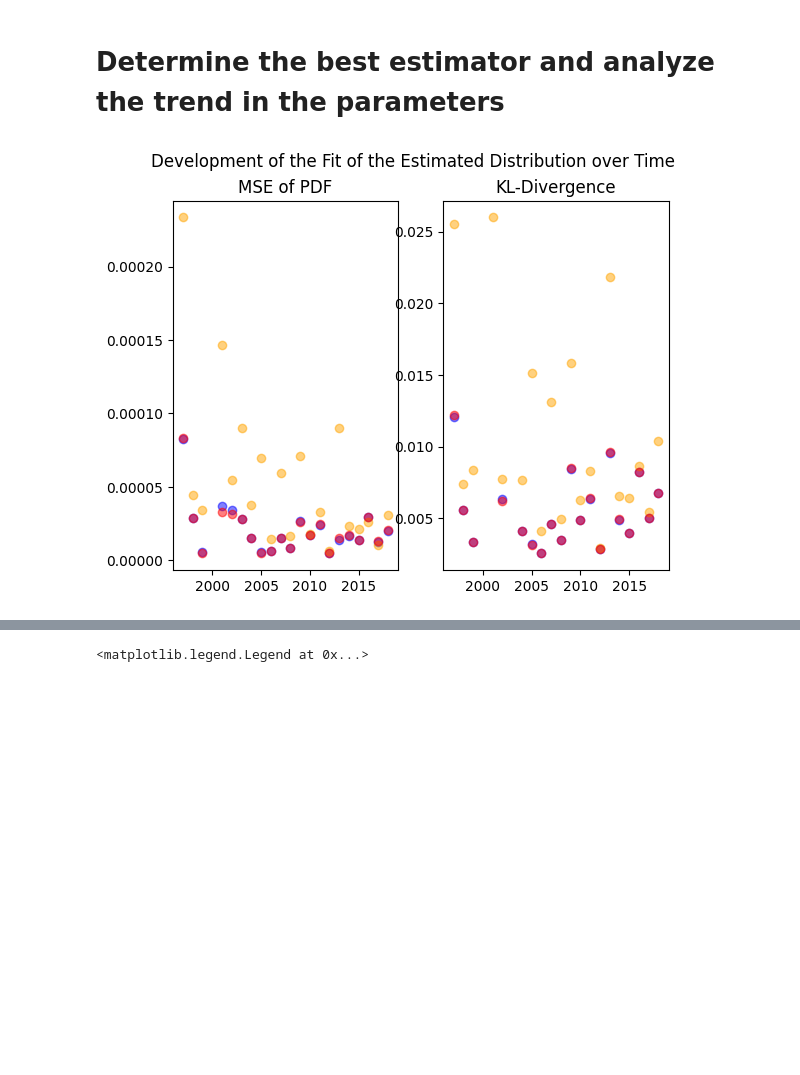
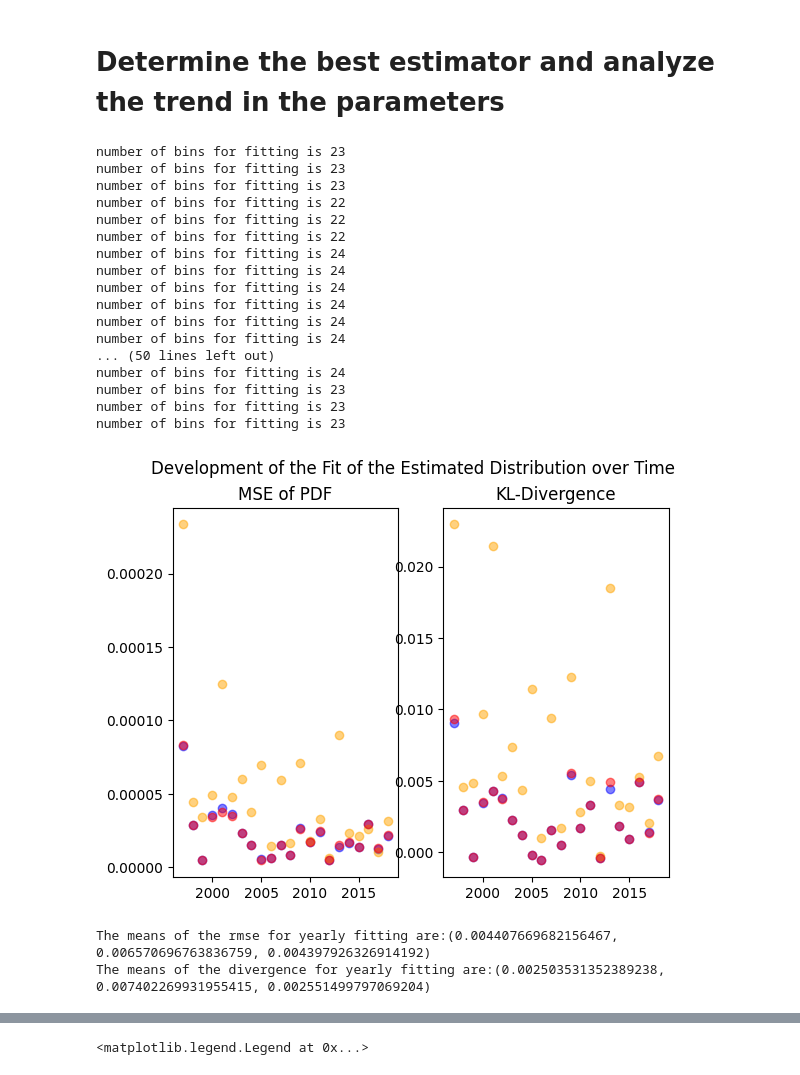
Before and after one commit to dvdvgt/wind-speed-analysis, a Jupyter notebook: notes/master-notebook.ipynb, the cells around one changed output, grey strips where cells are left out. Drawn from its saved outputs; the diff is of its cells as text; code cells hidden in the pictures; blank space fills up the shorter version.

```diff
--- a/notes/master-notebook.ipynb
+++ b/notes/master-notebook.ipynb
@@ -274,33 +277,81 @@ Text(0, 0.5, '$\\mathrm{p}(\\mathrm{v} \\mid \\hat{\\lambda}, \\hat{\\beta})$')
 # %%
 # how does the goodness of fit develop over time (yearly)?
 
 figure, axis = plt.subplots(1, 2)
 
+yearly_df['mle_RMSE']=0.0
+yearly_df['graphical_RMSE']=0.0
+yearly_df['epf_RMSE']=0.0
+
+yearly_df['mle_divergence']=0.0
+yearly_df['graphical_divergence']=0.0
+yearly_df['epf_divergence']=0.0
+
 for y in range(1997, 2019):
-    if y==2000:
-        continue
+    #if y==2000:
+    #    continue
     mle_weibull=Weibull.estimate(wind_df[(wind_df['MESS_DATUM'].dt.year == y)]["FF_10_wind"])
     graphical_weibull=Weibull.graphical_estimate(wind_df[(wind_df['MESS_DATUM'].dt.year == y)]["FF_10_wind"])
     epf_weibull=Weibull.epf_estimate(wind_df[(wind_df['MESS_DATUM'].dt.year == y)]["FF_10_wind"])
 
-    fit1= mle_weibull.fit(df[(df['MESS_DATUM'].dt.year == y)]["FF_10_wind"])
-    fit2=graphical_weibull.fit(df[(df['MESS_DATUM'].dt.year == y)]["FF_10_wind"])
-    fit3=epf_weibull.fit(df[(df['MESS_DATUM'].dt.year == y)]["FF_10_wind"])
+    fit1= mle_weibull.fit(wind_df[(wind_df['MESS_DATUM'].dt.year == y)]["FF_10_wind"])
+    fit2=graphical_weibull.fit(wind_df[(wind_df['MESS_DATUM'].dt.year == y)]["FF_10_wind"])
+    fit3=epf_weibull.fit(wind_df[(wind_df['MESS_DATUM'].dt.year == y)]["FF_10_wind"])
+
+    yearly_df.loc[ y, 'mle_RMSE']=np.sqrt(fit1[0])
+    yearly_df.loc[y, 'graphical_RMSE']=np.sqrt(fit2[0])
+    yearly_df.loc[y,'epf_RMSE']=np.sqrt(fit3[0])
+
+    yearly_df.loc[y,'mle_divergence']=fit1[4]
+    yearly_df.loc[y,'graphical_divergence']=fit2[4]
+    yearly_df.loc[y, 'epf_divergence']=fit3[4]
 
     axis[0].scatter(y,fit1[0], color='blue', alpha=0.5 , label='MLM')
     axis[0].scatter(y, fit2[0], color='orange', alpha=0.5, label='graphical method')
     axis[0].scatter(y, fit3[0], color='red', alpha=0.5, label='epf method')
     axis[0].set_title("MSE of PDF")
 
     axis[1].scatter(y, fit1[4], color='blue', alpha=0.5)
     axis[1].scatter(y, fit2[4], color='orange', alpha=0.5)
     axis[1].scatter(y, fit3[4], color='red', alpha=0.5)
     axis[1].set_title("KL-Divergence")
 
 figure.suptitle('Development of the Fit of the Estimated Distribution over Time')
 #plt.xlabel('Year')
 #plt.ylabel('Fit')
 #plt.legend()
 plt.show()
 # %% [output]
+number of bins for fitting is 23
+number of bins for fitting is 23
+number of bins for fitting is 23
+number of bins for fitting is 22
+number of bins for fitting is 22
+number of bins for fitting is 22
+number of bins for fitting is 24
+number of bins for fitting is 24
+number of bins for fitting is 24
+number of bins for fitting is 24
+number of bins for fitting is 24
+number of bins for fitting is 24
+... (50 lines left out)
+number of bins for fitting is 24
+number of bins for fitting is 23
+number of bins for fitting is 23
+number of bins for fitting is 23
-[figure, old version]
+[figure, new version]
+# %%
+# find the average of the yearly RMSE and divergence resp
+m_mle_RMSE=yearly_df['mle_RMSE'].mean()
+m_graphical_RMSE=yearly_df['graphical_RMSE'].mean()
+m_epf_RMSE=yearly_df['epf_RMSE'].mean()
+
+m_mle_divergence=yearly_df['mle_divergence'].mean()
+m_graphical_divergence=yearly_df['graphical_divergence'].mean()
+m_epf_divergence=yearly_df['epf_divergence'].mean()
+
+print(f'The means of the rmse for yearly fitting are:{m_mle_RMSE,m_graphical_RMSE,m_epf_RMSE  }')
+print(f'The means of the divergence for yearly fitting are:{m_mle_divergence,m_graphical_divergence,m_epf_divergence  }')
+# %% [output]
+The means of the rmse for yearly fitting are:(0.004407669682156467, 0.006570696763836759, 0.004397926326914192)
+The means of the divergence for yearly fitting are:(0.002503531352389238, 0.007402269931955415, 0.002551499797069204)
```
Also changed, not shown: parts of 13 cells of this notebook, 4 other files.
